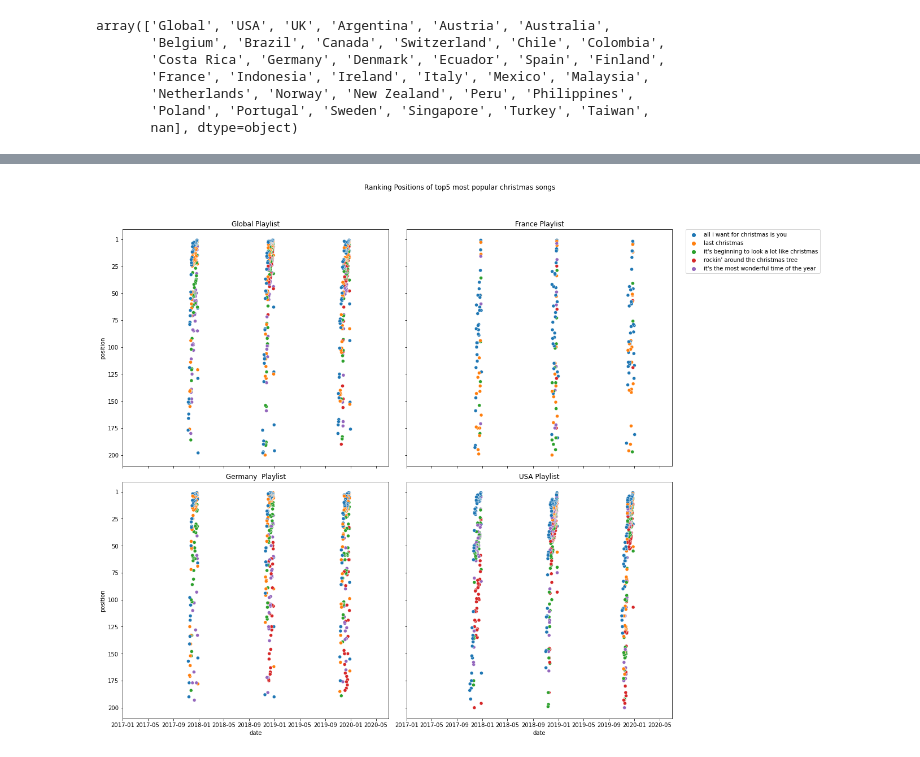
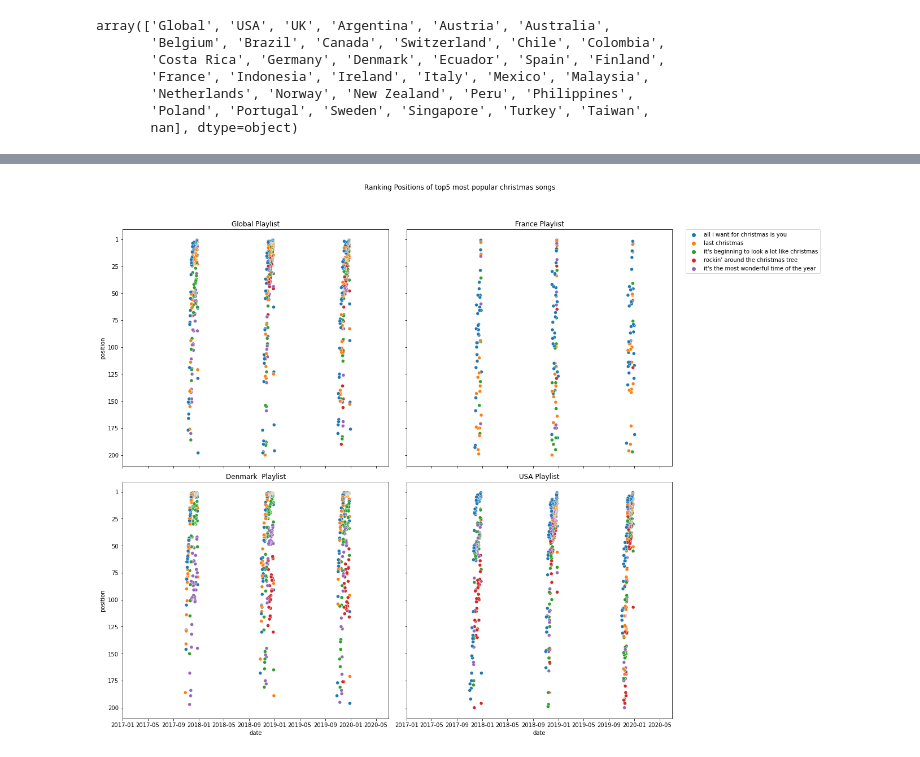
Before and after one commit to MaxiTrien/spotify-data-science-project, a Jupyter notebook: spotify-songs-eda-week4.ipynb, the cells around one changed output, grey strips where cells are left out. Saved outputs shown, nothing was run; the diff lists cells and outputs as text; code cells hidden in the pictures.

```diff
--- a/spotify-songs-eda-week4.ipynb
+++ b/spotify-songs-eda-week4.ipynb
@@ -92,7 +92,7 @@ memory usage: 598.6+ MB
 Now lets take a a look and compare the same top5 christas songs.
 # %%
 df_global_christmas = df_db[(df_db['country'] == 'Global') & (df_db['uri'].isin(list(christmas_songs)))]
-df_germany_christmas = df_db[(df_db['country'] == 'Germany') & (df_db['uri'].isin(list(christmas_songs)))]
+df_denmark_christmas = df_db[(df_db['country'] == 'Denmark') & (df_db['uri'].isin(list(christmas_songs)))]
 df_usa_christmas = df_db[(df_db['country'] == 'USA') & (df_db['uri'].isin(list(christmas_songs)))]
 df_france_christmas = df_db[(df_db['country'] == 'France') & (df_db['uri'].isin(list(christmas_songs)))]
 
@@ -103,7 +103,8 @@ df_indonesia_christmas = df_db[(df_db['country'] == 'Indonesia') & (df_db['uri']
 df_mexico_christmas = df_db[(df_db['country'] == 'Mexico') & (df_db['uri'].isin(list(christmas_songs)))]
 df_peru_christmas = df_db[(df_db['country'] == 'Peru') & (df_db['uri'].isin(list(christmas_songs)))]
 df_brazil_christmas = df_db[(df_db['country'] == 'Brazil') & (df_db['uri'].isin(list(christmas_songs)))]
-
+df_ecuador_christmas = df_db[(df_db['country'] == 'Ecuador') & (df_db['uri'].isin(list(christmas_songs)))]
+df_costa_rica_christmas = df_db[(df_db['country'] == 'Costa Rica') & (df_db['uri'].isin(list(christmas_songs)))]
 # No or Commercial celebration
 df_taiwan_christmas = df_db[(df_db['country'] == 'Taiwan') & (df_db['uri'].isin(list(christmas_songs)))]
 df_malaysia_christmas = df_db[(df_db['country'] == 'Malaysia') & (df_db['uri'].isin(list(christmas_songs)))]
@@ -138,14 +129,11 @@ df_db[(df_db['country'] == 'Ecuador') & (df_db['date'] > "2018-12-01") & (df_db[
 # %%
-df_france_christmas = df_db[(df_db['country'] == 'Ecuador') & (
-    df_db['uri'].isin(list(christmas_songs)))]
-
 plt.figure(figsize=(12, 8))
-ax = sns.scatterplot(x='date', y='position',
-                     data=df_france_christmas, hue='title')
+ax = sns.lineplot(x='date', y='position',
+                  data=df_global_year, hue='title', marker="o", alpha=0.7)
 ax.legend(bbox_to_anchor=(1.05, 1), loc='upper left', borderaxespad=0)
 ax.invert_yaxis()
 ax.set_yticklabels(['', '1', '25', '50', '75', '100',
                    '125', '150', '175', '200'])
 ax.set(title='Global Ranking Positions of top5 Christmas Songs')
-ax.set(xlim=('2017-01', '2020-07'))
+ax.set(xlim=('2018-11', '2019-01'))
 # %% [output]
@@ -161,36 +149,36 @@ ax[0, 0].set_yticklabels(['', '1', '25', '50', '75', '100', '125', '150', '175',
 ax[0, 0].set_title('Global Playlist')
 ax[0, 0].set(xlim=('2017-01', '2020-07'))
 
-sns.scatterplot(x='date', y='position', data=df_germany_christmas,
+sns.scatterplot(x='date', y='position', data=df_denmark_christmas,
                 hue='title', ax=ax[1, 0])
 ax[1, 0].set_yticklabels(['', '1', '25', '50', '75', '100',
                   '125', '150', '175', '200'])
-ax[1, 0].set_title('Germany  Playlist')
+ax[1, 0].set_title('Denmark  Playlist')
 ax[1, 0].set(xlim=('2017-01', '2020-07'))
 
 sns.scatterplot(x='date', y='position', data=df_usa_christmas,
                 hue='title', ax=ax[1, 1])
 ax[1, 1].set_yticklabels(['', '1', '25', '50', '75', '100',
                           '125', '150', '175', '200'])
 ax[1, 1].set_title('USA Playlist')
 ax[1, 1].set(xlim=('2017-01', '2020-07'))
 
 sns.scatterplot(x='date', y='position', data=df_france_christmas,
                 hue='title', ax=ax[0, 1])
 ax[0, 1].legend(bbox_to_anchor=(1.05, 1), loc='upper left', borderaxespad=0)
 ax[0, 1].set_yticklabels(['', '1', '25', '50', '75', '100',
                           '125', '150', '175', '200'])
 ax[0, 1].set_title('France Playlist')
 ax[0, 1].set(xlim=('2017-01', '2020-07'))
 
 ax[0, 0].get_legend().remove()
 ax[1, 0].get_legend().remove()
 ax[1, 1].get_legend().remove()
 f.suptitle('Ranking Positions of top5 most popular christmas songs')
 f.tight_layout()
 f.subplots_adjust(top=0.90)
 # %% [output]
-[figure, old version]
+[figure, new version]
 # %%
 f, ax = plt.subplots(2, 2, figsize=(18, 14), sharex=True, sharey=True)
 
```
Also changed, not shown: parts of 7 cells of this notebook.
